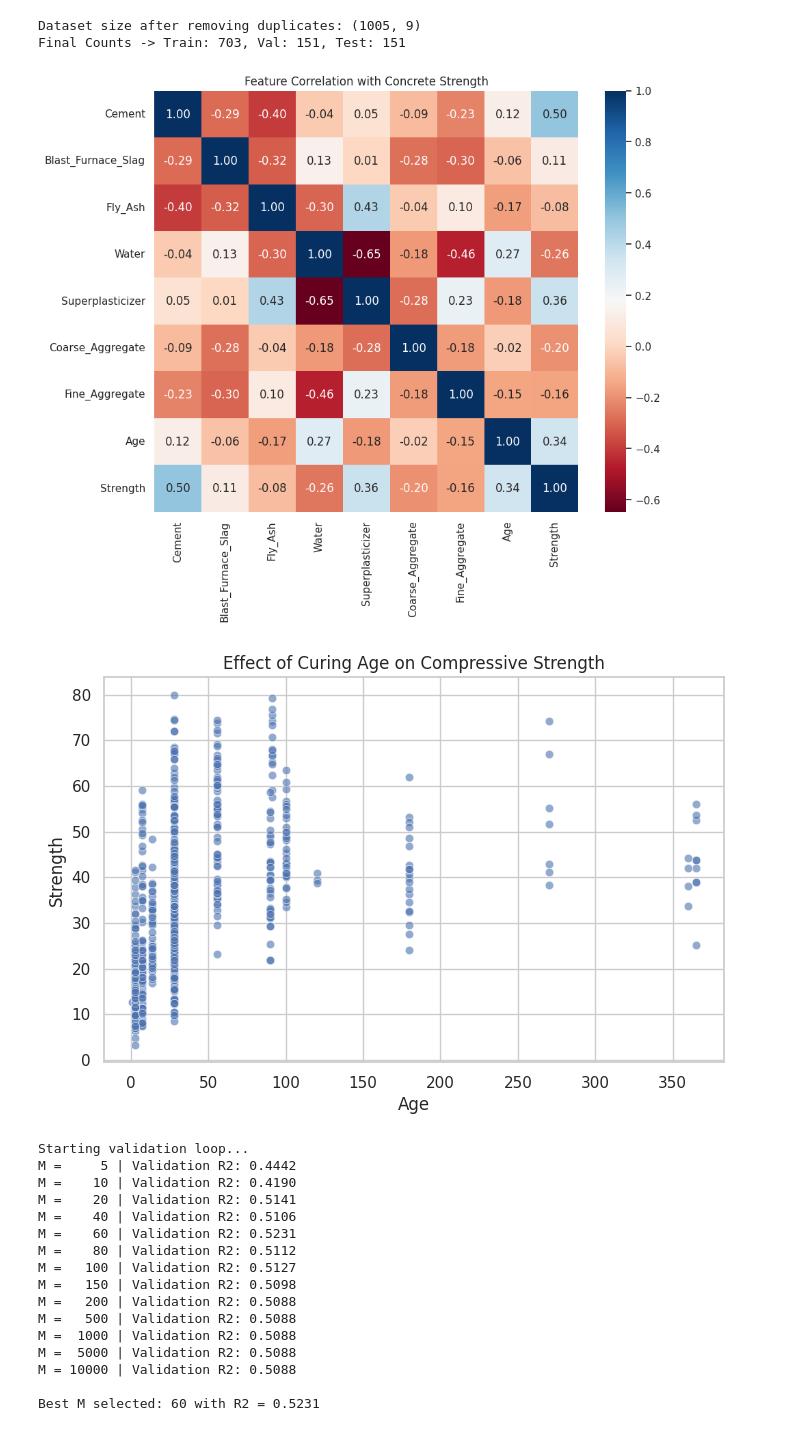
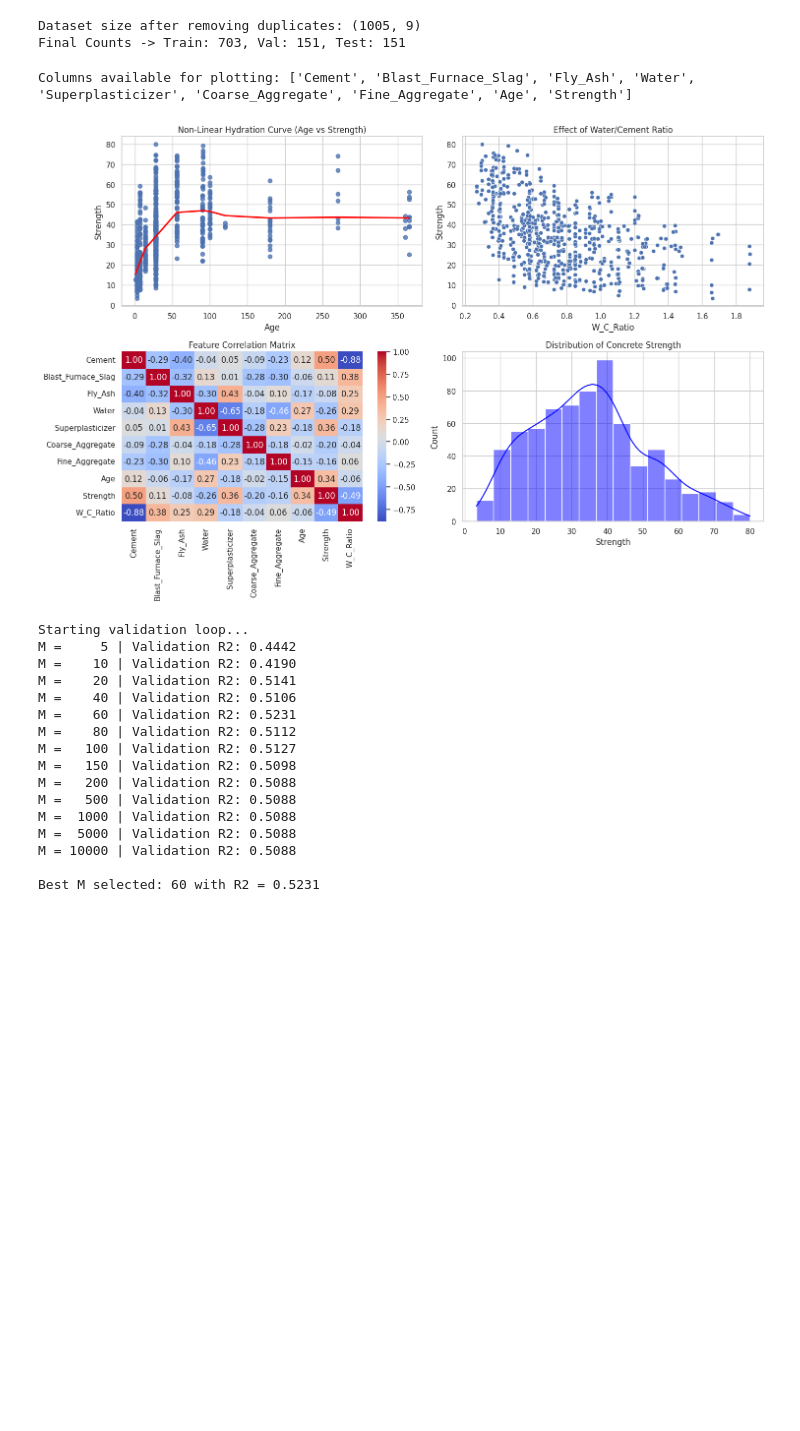
Before and after one commit to akshayaaa727/GC-task-2026, a Jupyter notebook: gc_data_analytics_task.ipynb, the cells around one changed output. Saved outputs shown, nothing was run; the diff lists cells and outputs as text; code cells hidden in the pictures; blank space fills up the shorter version.

```diff
--- a/gc_data_analytics_task.ipynb
+++ b/gc_data_analytics_task.ipynb
@@ -100,27 +100,48 @@ print(f"Final Counts -> Train: {len(X_train)}, Val: {len(X_val)}, Test: {len(X_t
 # %% [output]
 Dataset size after removing duplicates: (1005, 9)
 Final Counts -> Train: 703, Val: 151, Test: 151
-# %%
-import seaborn as sns
-import matplotlib.pyplot as plt
-
-# Set style
-sns.set_theme(style="whitegrid")
-
-# 1. Correlation Heatmap
-plt.figure(figsize=(10, 8))
-sns.heatmap(X_train.join(y_train).corr(), annot=True, cmap='RdBu', fmt='.2f')
-plt.title("Feature Correlation with Concrete Strength")
-plt.show()
-
-# 2. Key Engineering Insight: Age vs. Strength
-plt.figure(figsize=(8, 5))
-sns.scatterplot(data=X_train.join(y_train), x='Age', y='Strength', alpha=0.6)
-plt.title("Effect of Curing Age on Compressive Strength")
-plt.show()
-# %% [output]
-[figure, removed]
-[figure, removed]
+# %%
+def perform_eda(X_train, y_train):
+    train_data = X_train.copy()
+    train_data['Strength'] = y_train
+
+    # Debugging: Print columns to ensure they match
+    print("Columns available for plotting:", train_data.columns.tolist())
+
+    plt.figure(figsize=(15, 10))
+
+    # Analysis 1: The Hydration Curve (Age vs Strength)
+    plt.subplot(2, 2, 1)
+    sns.regplot(data=train_data, x='Age', y='Strength', lowess=True, line_kws={'color':'red'})
+    plt.title("Non-Linear Hydration Curve (Age vs Strength)")
+
+    # Analysis 2: Water-Cement Ratio Proxy
+    # Using 'Plasticizer' or 'Superplasticizer' depending on your dataframe
+    plt.subplot(2, 2, 2)
+    train_data['W_C_Ratio'] = train_data['Water'] / train_data['Cement']
+
+    # This check prevents the ValueError you just saw
+    hue_col = 'Plasticizer' if 'Plasticizer' in train_data.columns else None
+    sns.scatterplot(data=train_data, x='W_C_Ratio', y='Strength', hue=hue_col, palette='viridis')
+    plt.title("Effect of Water/Cement Ratio")
+
+    # Analysis 3: Interaction Heatmap
+    plt.subplot(2, 2, 3)
+    sns.heatmap(train_data.corr(), annot=True, cmap='coolwarm', fmt='.2f')
+    plt.title("Feature Correlation Matrix")
+
+    # Analysis 4: Distribution of Strength
+    plt.subplot(2, 2, 4)
+    sns.histplot(y_train, kde=True, color='blue')
+    plt.title("Distribution of Concrete Strength")
+
+    plt.tight_layout()
+    plt.show()
+
+perform_eda(X_train, y_train)
+# %% [output]
+Columns available for plotting: ['Cement', 'Blast_Furnace_Slag', 'Fly_Ash', 'Water', 'Superplasticizer', 'Coarse_Aggregate', 'Fine_Aggregate', 'Age', 'Strength']
+[figure, added]
 # %%
 import numpy as np
 from sklearn.tree import DecisionTreeRegressor
```
